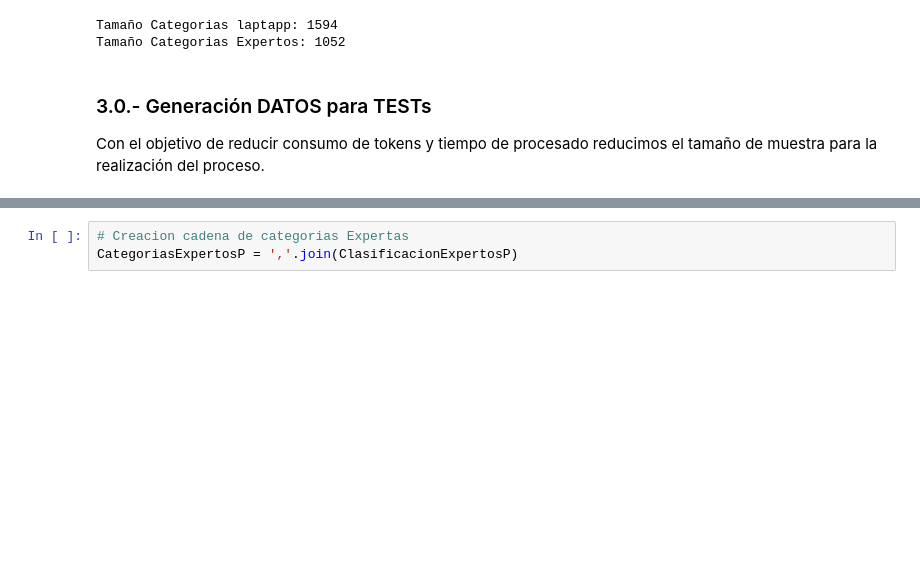
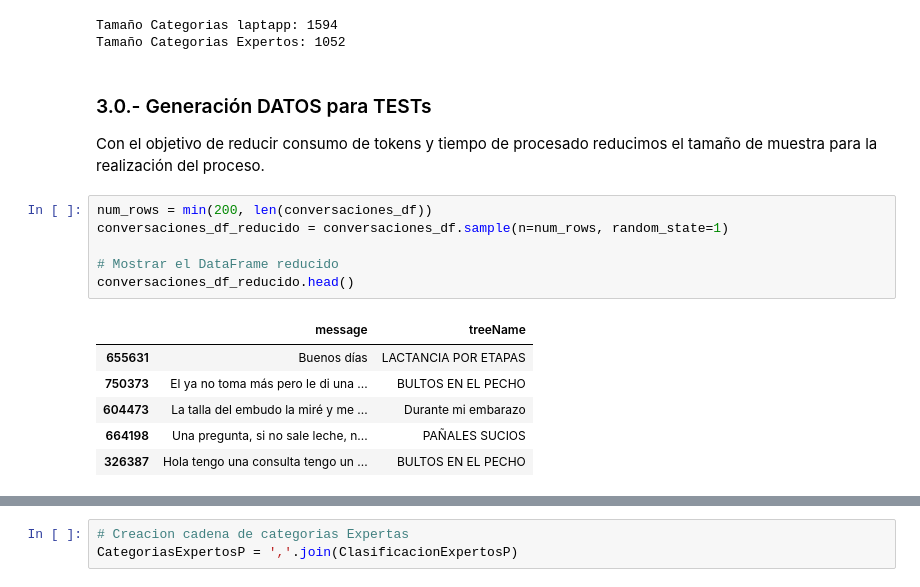
Before and after one commit to ansonTGN/Trabajo_Fin_Master_AAU, a Jupyter notebook: EVALUACION_CATEGORIAS/EVALUACION_CLASIFICACION.ipynb, the cells around one changed output, grey strips where cells are left out. Saved outputs shown, nothing was run; the diff lists cells and outputs as text; blank space fills up the shorter version.

```diff
--- a/EVALUACION_CATEGORIAS/EVALUACION_CLASIFICACION.ipynb
+++ b/EVALUACION_CATEGORIAS/EVALUACION_CLASIFICACION.ipynb
@@ -214,5 +214,18 @@ Tamaño Categorias Expertos: 1052
 ### 3.0.- Generación DATOS para TESTs
 
 Con el objetivo de reducir consumo de tokens y tiempo de procesado reducimos el tamaño de muestra para la realización del proceso.
+# %%
+num_rows = min(200, len(conversaciones_df))
+conversaciones_df_reducido = conversaciones_df.sample(n=num_rows, random_state=1)
+
+# Mostrar el DataFrame reducido
+conversaciones_df_reducido.head()
+# %% [output]
+|  | message | treeName |
+| 655631 | Buenos días | LACTANCIA POR ETAPAS |
+| 750373 | El ya no toma más pero le di una ... | BULTOS EN EL PECHO |
+| 604473 | La talla del embudo la miré y me ... | Durante mi embarazo |
+| 664198 | Una pregunta, si no sale leche, n... | PAÑALES SUCIOS |
+| 326387 | Hola tengo una consulta tengo un ... | BULTOS EN EL PECHO |
 # %%
 # Datos Conversaciones de usuarias (Conversaciones)
```
Also changed, not shown: parts of 47 cells of this notebook.
